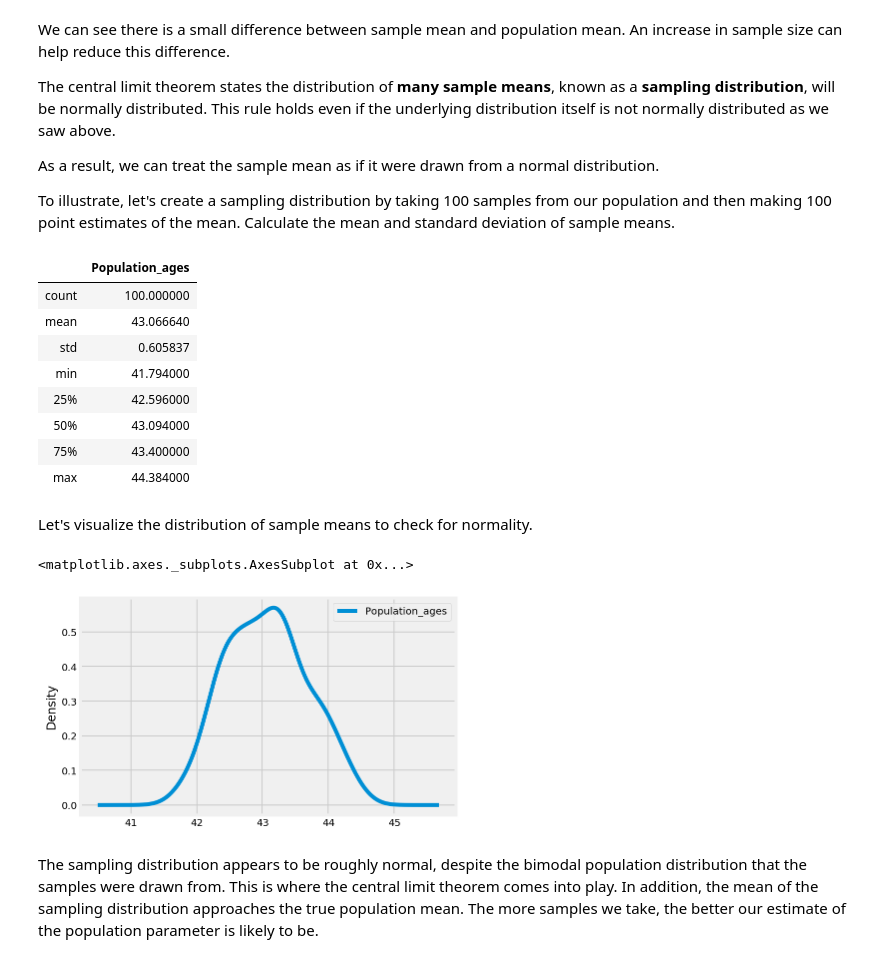
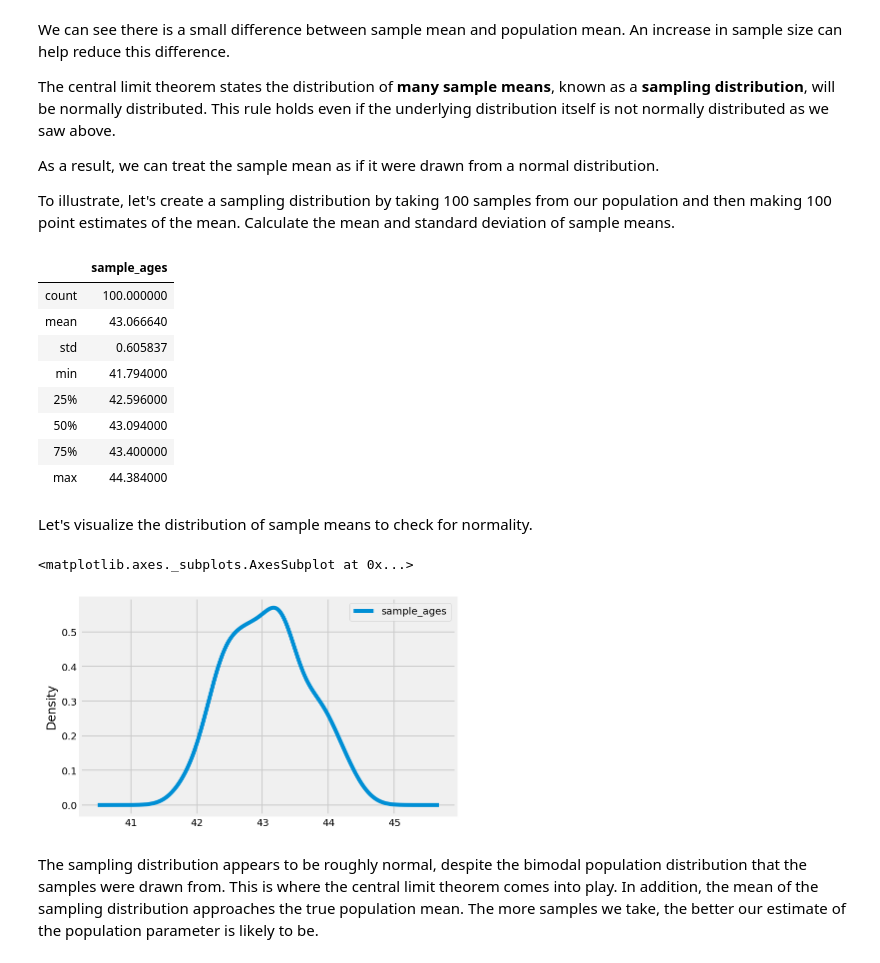
Before and after one commit to schlinkertc/dsc-confidence-intervals-lab-nyc-ds-100719, a Jupyter notebook: index.ipynb, the cells around one changed output. Cells and saved outputs as stored; diff of their text form; code cells hidden in the pictures.

```diff
--- a/index.ipynb
+++ b/index.ipynb
@@ -119,30 +119,33 @@ To illustrate, let's create a sampling distribution by taking 100 samples from o
 # %%
 np.random.seed(15)
 
 point_estimates = []         # Make empty list to hold point estimates
 
 # Take 100 samples and generate 100 point estimates using a for loop.
 # append sample means to get point estimates
 
 samples = [pop_ages.sample(n=500) for i in range(100)]
 point_estimates = [np.mean(i) for i in samples]
 
 # Convert the point_estimates into a pandas dataframe
 # Calculate and print descriptive statistics for the dataframe
 
 point_estimates = pd.DataFrame(point_estimates)
+
+point_estimates.columns = ['sample_ages']
+
 point_estimates.describe()
 
 # count	100.000000
 # mean	42.959380
 # std	0.586404
 # min	41.296000
 # 25%	42.530000
 # 50%	42.960000
 # 75%	43.356000
 # max	44.492000
 # %% [output]
-|  | Population_ages |
+|  | sample_ages |
 | count | 100.000000 |
 | mean | 43.066640 |
 | std | 0.605837 |
@@ -158,7 +161,7 @@ Let's visualize the distribution of sample means to check for normality.
 point_estimates.plot(kind='kde')
 # %% [output]
 <matplotlib.axes._subplots.AxesSubplot at 0x...>
-[figure, old version]
+[figure, new version]
 # %% [markdown]
 The sampling distribution appears to be roughly normal, despite the bimodal population distribution that the samples were drawn from. This is where the central limit theorem comes into play. In addition, the mean of the sampling distribution approaches the true population mean. The more samples we take, the better our estimate of the population parameter is likely to be.
 # %% [markdown]
```
Also changed, not shown: parts of 4 cells of this notebook.
